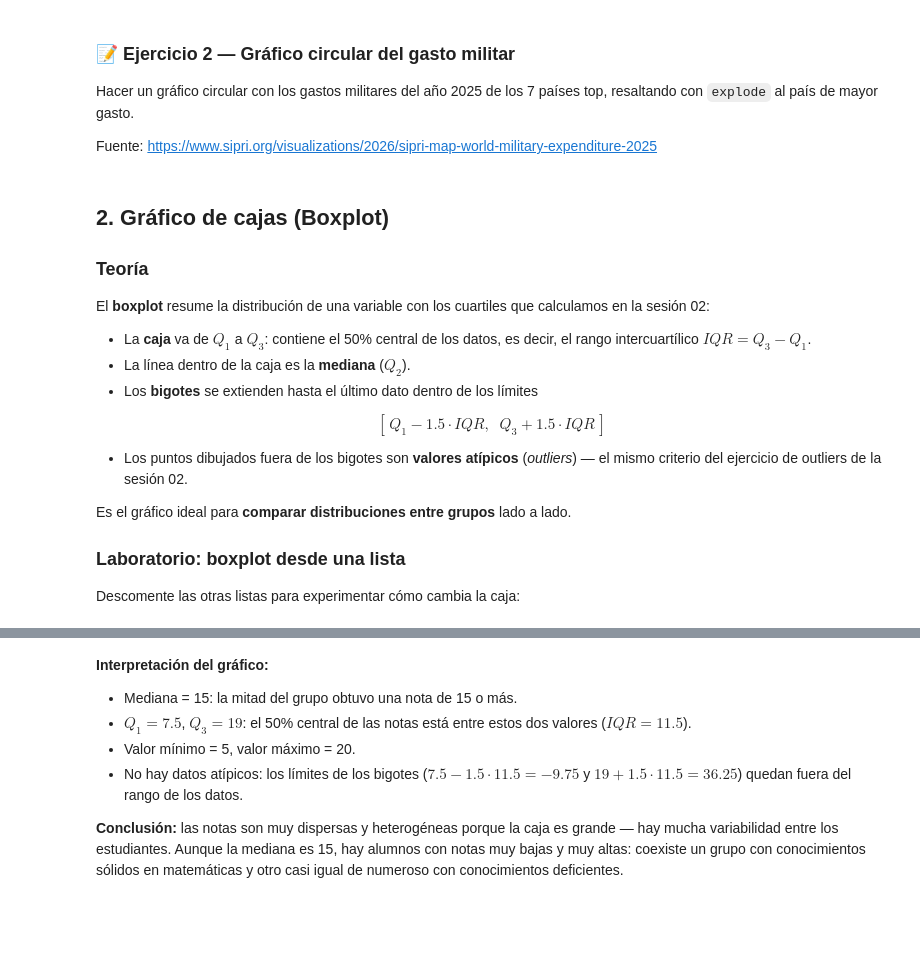
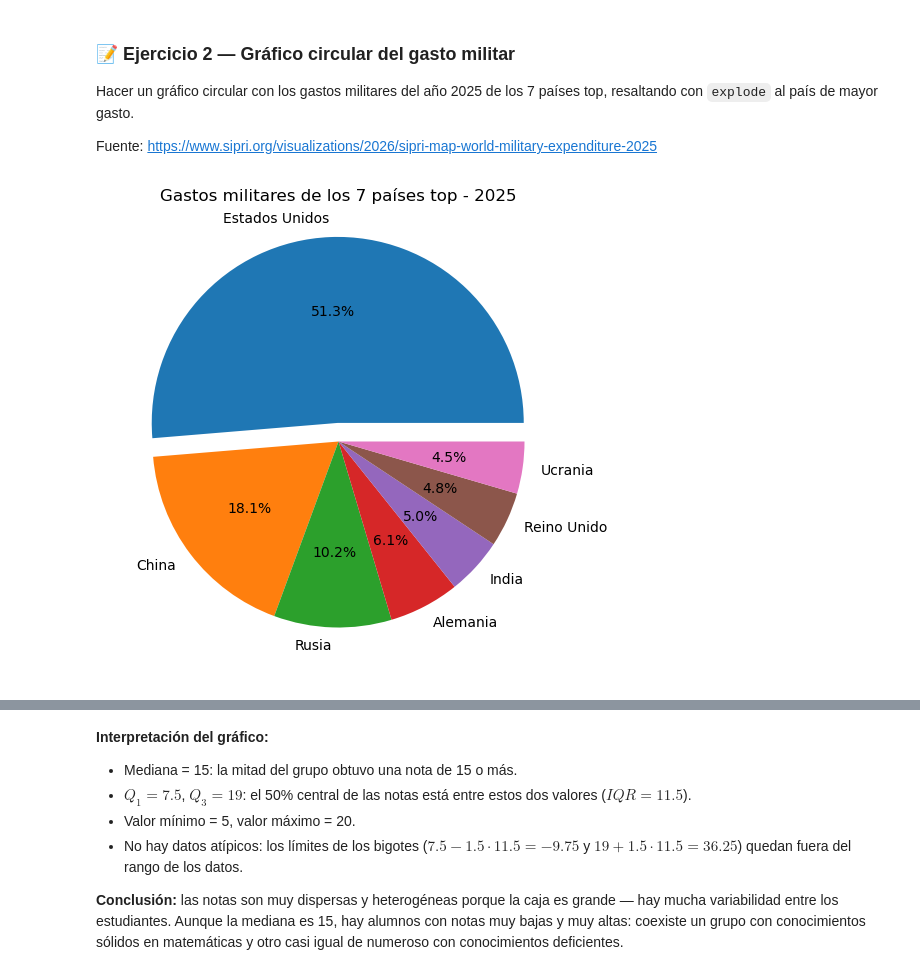
Before and after one commit to jgomezz/cpe_ciencia_datos_python_2026, a Jupyter notebook: mod2_estadistica_y_visualizacion/semana_04_advanced_visualization.ipynb, the cells around one changed output, grey strips where cells are left out. Drawn from its saved outputs; the diff is of its cells as text; code cells hidden in the pictures; blank space fills up the shorter version.

```diff
--- a/mod2_estadistica_y_visualizacion/semana_04_advanced_visualization.ipynb
+++ b/mod2_estadistica_y_visualizacion/semana_04_advanced_visualization.ipynb
@@ -122,23 +174,19 @@ Hacer un gráfico circular con los gastos militares del año 2025 de los 7 país
 Fuente: https://www.sipri.org/visualizations/2026/sipri-map-world-military-expenditure-2025
 # %%
 # Escriba su solución aquí
+import matplotlib.pyplot as plt
+
+paises = ["Estados Unidos", "China", "Rusia", "Alemania", "India", "Reino Unido", "Ucrania"]
+
+gastos = [954, 336, 190, 114, 92.1, 89.0, 84.1]
+
+explode = [0.1, 0, 0, 0, 0, 0, 0]
+
+plt.figure(figsize=(6, 8))
+
+plt.pie(gastos, labels=paises, autopct="%1.1f%%", explode=explode)
+
+plt.title("Gastos militares de los 7 países top - 2025")
+plt.show()
+# %% [output]
+[figure, added]
-# %% [markdown]
-## 2. Gráfico de cajas (Boxplot)
-
-### Teoría
-
-El **boxplot** resume la distribución de una variable con los cuartiles que calculamos en la sesión 02:
-
-- La **caja** va de $Q_1$ a $Q_3$: contiene el 50% central de los datos, es decir, el rango intercuartílico $IQR = Q_3 - Q_1$.
-- La línea dentro de la caja es la **mediana** ($Q_2$).
-- Los **bigotes** se extienden hasta el último dato dentro de los límites
-
-$$[\,Q_1 - 1.5 \cdot IQR,\;\; Q_3 + 1.5 \cdot IQR\,]$$
-
-- Los puntos dibujados fuera de los bigotes son **valores atípicos** (*outliers*) — el mismo criterio del ejercicio de outliers de la sesión 02.
-
-Es el gráfico ideal para **comparar distribuciones entre grupos** lado a lado.
-
-### Laboratorio: boxplot desde una lista
-
-Descomente las otras listas para experimentar cómo cambia la caja:
```
Also changed, not shown: parts of 18 cells of this notebook.
